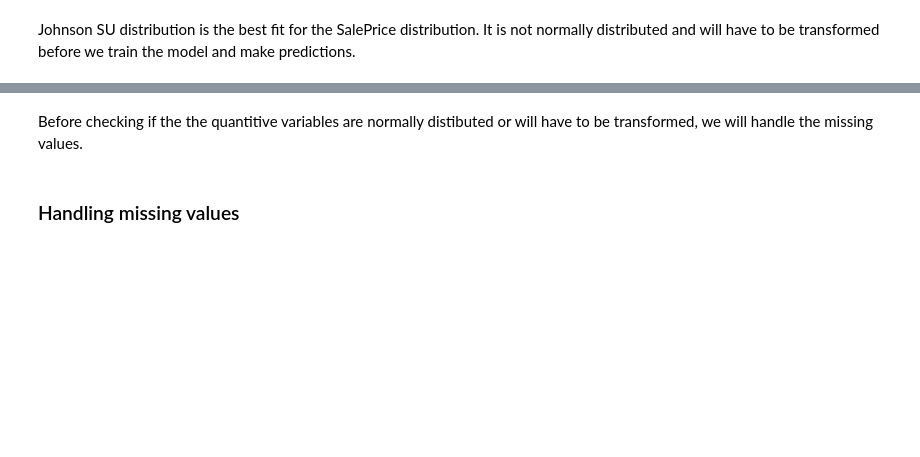
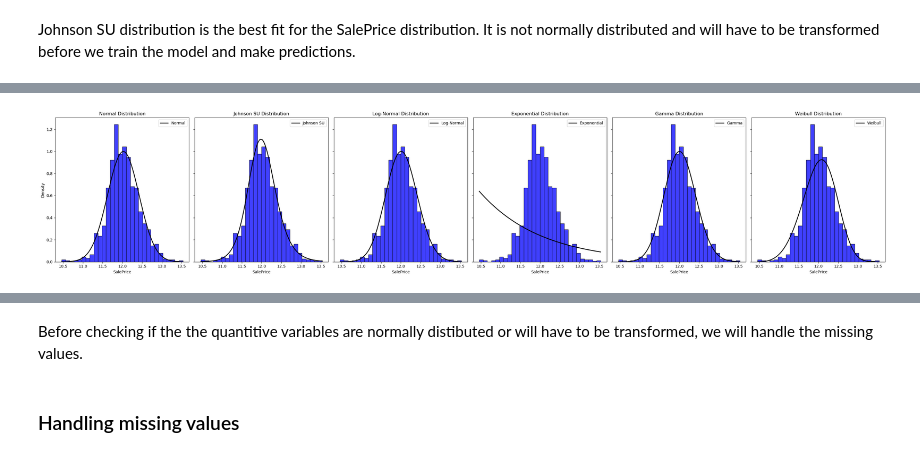
Before and after one commit to nadavgerner/House-Prices-Predictions, a Jupyter notebook: main.ipynb, the cells around one changed output, grey strips where cells are left out. Cells and saved outputs as stored; diff of their text form; code cells hidden in the pictures; blank space fills up the shorter version.

```diff
--- a/main.ipynb
+++ b/main.ipynb
@@ -105 +148,5 @@ True
+# %%
+plot_distributions(SalePrice)
+# %% [output]
+[figure, added]
 # %%
```
Also changed, not shown: parts of 52 cells of this notebook, 1 other file.
